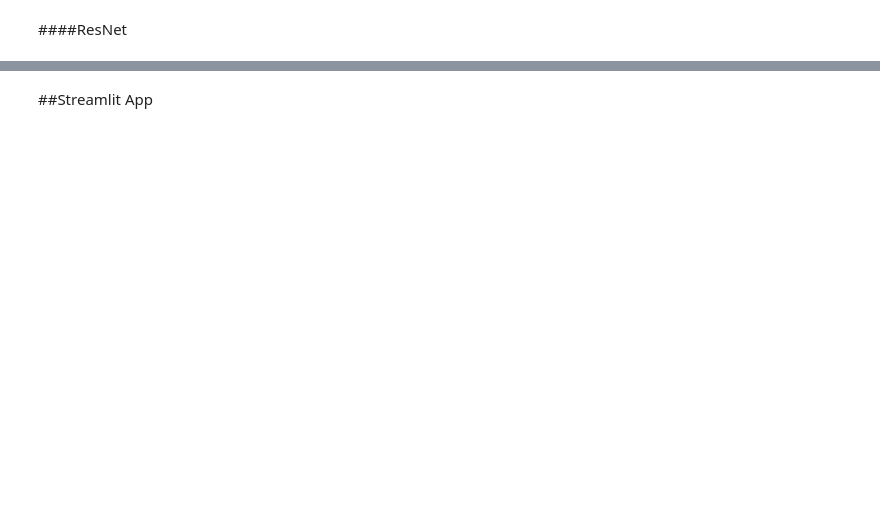
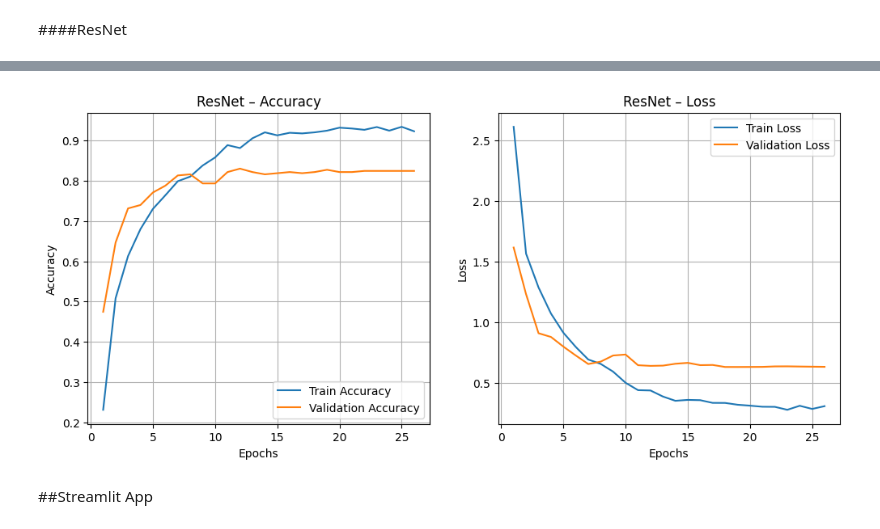
Before and after one commit to khrystynaPeniak/deep-learning-project-multiclass-classification, a Jupyter notebook: mashroom-vision-f.ipynb, the cells around one changed output, grey strips where cells are left out. Cells and saved outputs as stored; diff of their text form; code cells hidden in the pictures; blank space fills up the shorter version.

```diff
--- a/mashroom-vision-f.ipynb
+++ b/mashroom-vision-f.ipynb
@@ -503 +544,5 @@ Test accuracy: 0.8151260614395142
+# %%
+plot_training_history(history, model_name="ResNet")
+# %% [output]
+[figure, added]
 # %%
```
Also changed, not shown: parts of 7 cells of this notebook.
